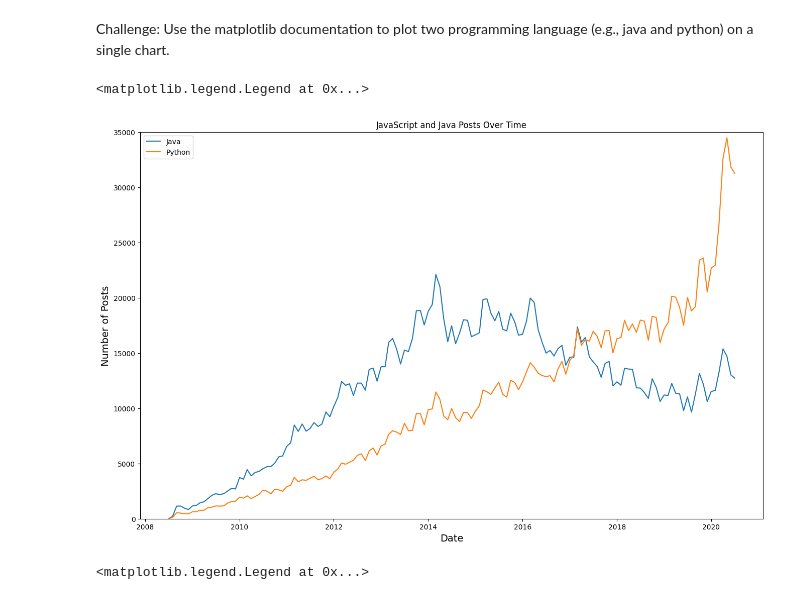
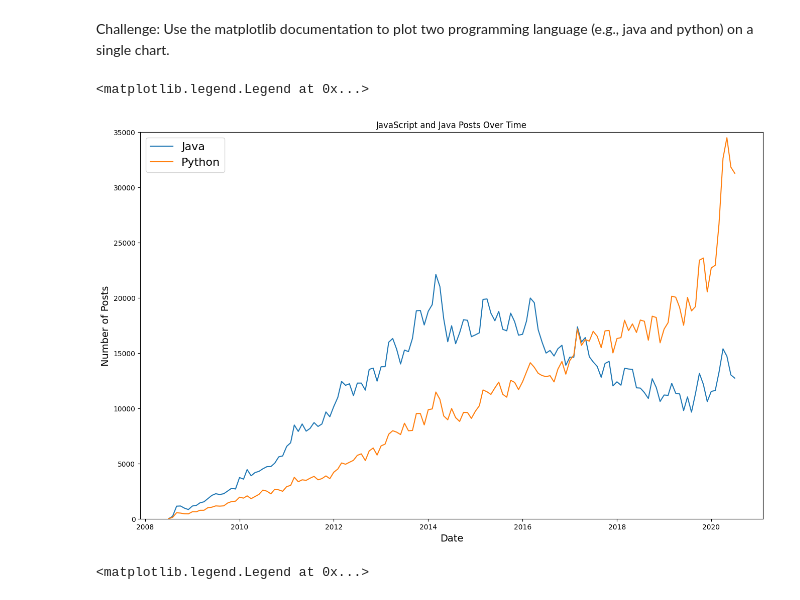
Before and after one commit to PranayPrasanth/100DaysOfCode-DataScience-Projects, a Jupyter notebook: Programming_Languages_(start).ipynb, the cells around one changed output. Cells and saved outputs as stored; diff of their text form; code cells hidden in the pictures.

```diff
--- a/Programming_Languages_(start).ipynb
+++ b/Programming_Languages_(start).ipynb
@@ -177,19 +177,19 @@ Challenge: Use the matplotlib documentation to plot two programming language (e.
 # %%
 plt.figure(figsize=(16,10))
 
 
 plt.xlabel('Date', fontsize=14)
 plt.ylabel('Number of Posts', fontsize=14)
 plt.ylim(0, 35000)
 
 plt.title('JavaScript and Java Posts Over Time')
 
 plt.plot(reshaped_df.index, reshaped_df.java, label='Java')
 plt.plot(reshaped_df.index, reshaped_df.python, label='Python')
-plt.legend()
+plt.legend(fontsize=16)
 # %% [output]
 <matplotlib.legend.Legend at 0x...>
-[figure, old version]
+[figure, new version]
 # %%
 plt.figure(figsize=(16,10))
 plt.xticks(fontsize=14)
```
Also changed, not shown: parts of 2 cells of this notebook.
